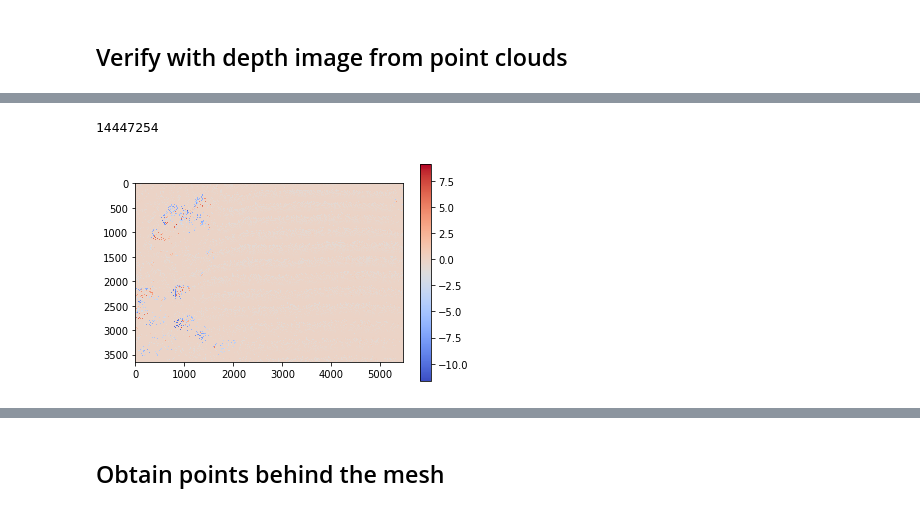
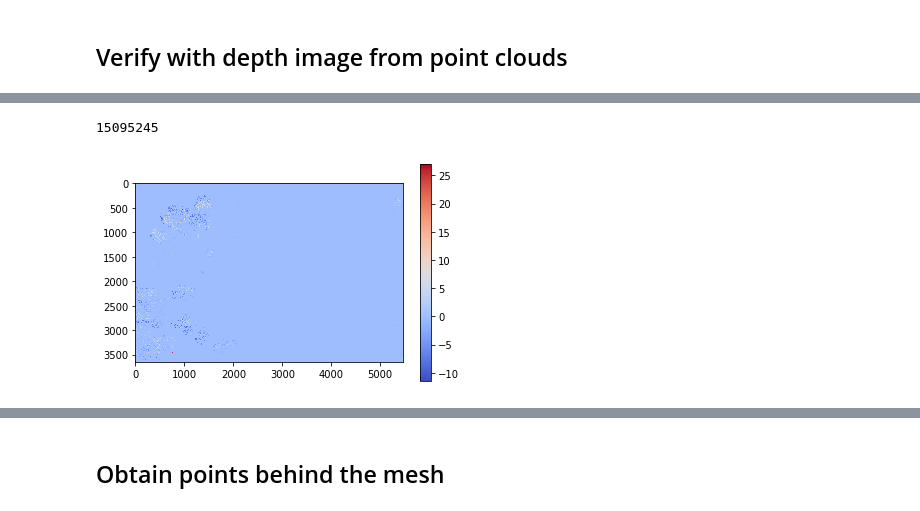
Before and after one commit to ZhiangChen/SegMo3D, a Jupyter notebook: semantic_SfM/ssfm/depth_image.ipynb, the cells around one changed output, grey strips where cells are left out. Saved outputs shown, nothing was run; the diff lists cells and outputs as text; code cells hidden in the pictures.

Commit message:
update depth image generation

```diff
--- a/semantic_SfM/ssfm/depth_image.ipynb
+++ b/semantic_SfM/ssfm/depth_image.ipynb
@@ -164,4 +162,4 @@ def rasterize_depth_image(faces, points_projected, image_height, image_width):
 
     return depth_image
 
-depth_image = rasterize_depth_image(faces[mask_valid_faces], points_projected, image_height, image_width)
+depth_image_mesh = rasterize_depth_image(faces[mask_valid_faces], points_projected, image_height, image_width)
@@ -173,0 +166,7 @@ plt.show()
+# %%
+depth_image_mesh = np.where(depth_image_mesh == np.inf, 0, depth_image_mesh)
+plt.imshow(depth_image_mesh, vmin=0, vmax=100)
+plt.colorbar()
+plt.show()
+
+print(np.min(depth_image_mesh[depth_image_mesh !=0]), np.max(depth_image_mesh))
@@ -175,7 +177,7 @@ plt.show()
 ## Verify with depth image from point clouds
 # %%
 # read point cloud file
-las_file = '../../data/box_canyon_park/SfM_products/model.las'
+las_file = '../../data/box_canyon_park/SfM_products/agisoft_model.las'
 points, colors = read_las_file(las_file)
 # %%
 # Transform the point cloud using the extrinsic matrix
@@ -199,6 +201,5 @@ z_buffer = np.full((image_height, image_width), np.inf)
 z_buffer, pixel2point, point2pixel = update_image_and_associations(z_buffer, points_projected, image_height, image_width)
 # %%
 # get depth image from pixel2point and points_projected
-depth_image_ = np.full((image_height, image_width), 0)
-valid_indices = pixel2point != -1
-depth_image_[valid_indices] = points_projected[pixel2point[valid_indices], 2]
+depth_image_point = np.full((image_height, image_width), 0).astype(np.float32)
+depth_image_point[pixel2point != -1] = points_transformed[pixel2point[pixel2point != -1], 2]
@@ -210,26 +219,26 @@ plt.show()
 # %%
-img1 = depth_image.copy() # mesh depth image
-img2 = depth_image_.copy() # point cloud depth image
+img_mesh = depth_image_mesh.copy() # mesh depth image
+img_point = depth_image_point.copy() # point cloud depth image
 
 # compare img1 and img2
-img1[img2 == 0] = 0
-img2[img1 == 0] = 0
+img_mesh[img_point == 0] = 0
+img_point[img_mesh == 0] = 0
 
 # count the True values of (img2 == 0) & (img1 == 0)
-zero_count = np.sum((img2 == 0) & (img1 == 0))
+zero_count = np.sum((img_point == 0) & (img_mesh == 0))
 print(zero_count)
 
-diff = img2 - img1
-# negative values mean mesh is in front of point cloud; or point cloud is behind mesh
-# positive values mean mesh is in behind point cloud; or point cloud is in front of mesh
+diff = img_point - img_mesh
+# negative values mean mesh is behind point cloud; or point cloud is in front of mesh
+# positive values mean mesh is in front of point cloud; or point cloud is behind mesh
 
 # plot diff with color map
 plt.imshow(diff, cmap='coolwarm')
 plt.colorbar()
 plt.show()
 # %% [output]
-14447254
+15095245
-[figure, old version]
+[figure, new version]
 # %%
 # print the range of the difference
 print(np.min(diff), np.max(diff))
```
Also changed, not shown: parts of 19 cells of this notebook.
